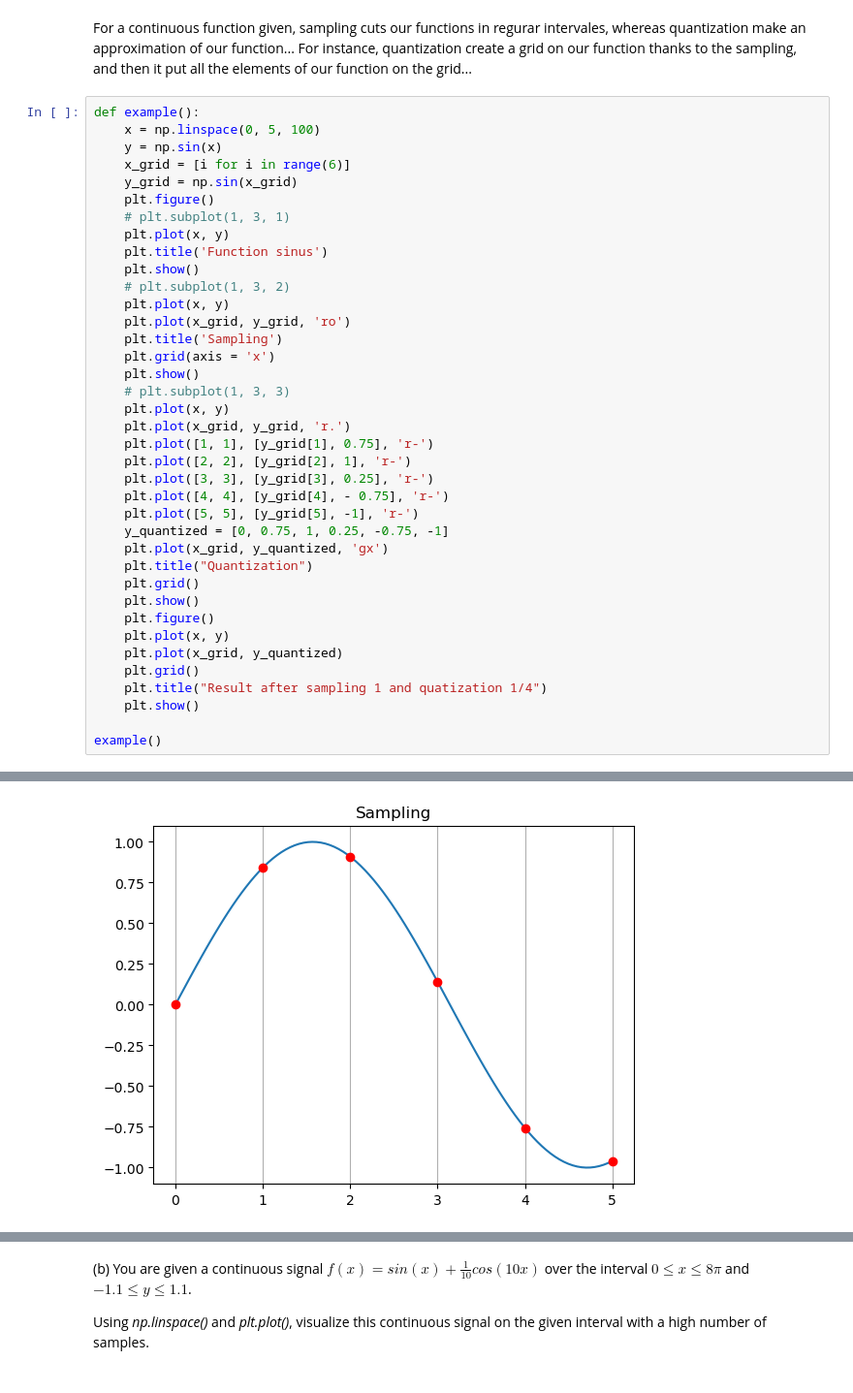
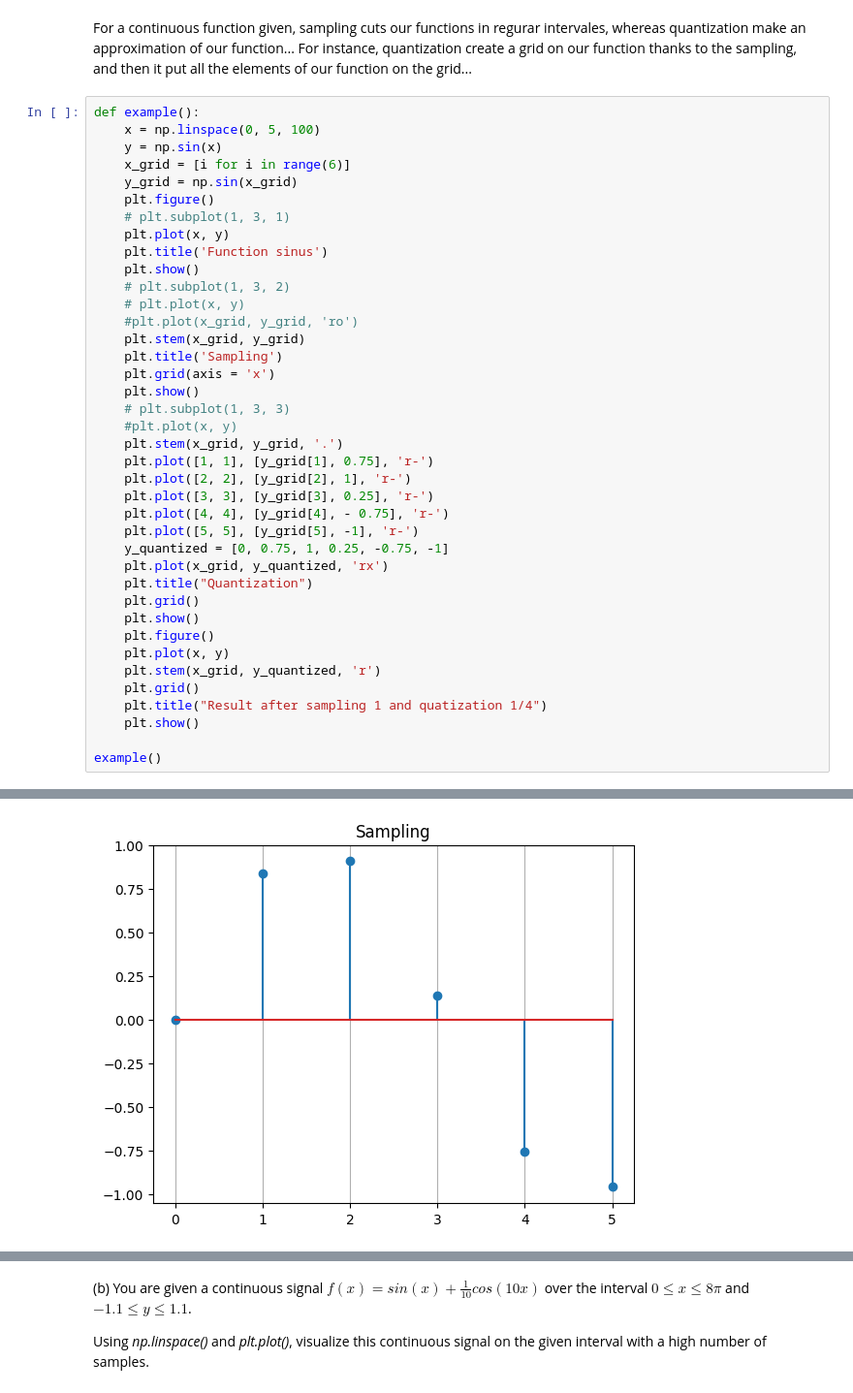
Before and after one commit to Arkanthara/digital_image_processing, a Jupyter notebook: TP3_Image_acquisition_and_sensing.ipynb, the cells around one changed output, grey strips where cells are left out. Shown at 97% size. Cells and saved outputs as stored; diff of their text form.

```diff
--- a/TP3_Image_acquisition_and_sensing.ipynb
+++ b/TP3_Image_acquisition_and_sensing.ipynb
@@ -117,37 +130,38 @@ def example():
     x_grid = [i for i in range(6)]
     y_grid = np.sin(x_grid)
     plt.figure()
     # plt.subplot(1, 3, 1)
     plt.plot(x, y)
     plt.title('Function sinus')
     plt.show()
     # plt.subplot(1, 3, 2)
-    plt.plot(x, y)
-    plt.plot(x_grid, y_grid, 'ro')
+    # plt.plot(x, y)
+    #plt.plot(x_grid, y_grid, 'ro')
+    plt.stem(x_grid, y_grid)
     plt.title('Sampling')
     plt.grid(axis = 'x')
     plt.show()
     # plt.subplot(1, 3, 3)
-    plt.plot(x, y)
-    plt.plot(x_grid, y_grid, 'r.')
+    #plt.plot(x, y)
+    plt.stem(x_grid, y_grid, '.')
     plt.plot([1, 1], [y_grid[1], 0.75], 'r-')
     plt.plot([2, 2], [y_grid[2], 1], 'r-')
     plt.plot([3, 3], [y_grid[3], 0.25], 'r-')
     plt.plot([4, 4], [y_grid[4], - 0.75], 'r-')
     plt.plot([5, 5], [y_grid[5], -1], 'r-')
     y_quantized = [0, 0.75, 1, 0.25, -0.75, -1]
-    plt.plot(x_grid, y_quantized, 'gx')
+    plt.plot(x_grid, y_quantized, 'rx')
     plt.title("Quantization")
     plt.grid()
     plt.show()
     plt.figure()
     plt.plot(x, y)
-    plt.plot(x_grid, y_quantized)
+    plt.stem(x_grid, y_quantized, 'r')
     plt.grid()
     plt.title("Result after sampling 1 and quatization 1/4")
     plt.show()
 
 example()
 # %% [output]
 [figure]
-[figure, old version]
+[figure, new version]
```
Also changed, not shown: parts of 14 cells of this notebook, 2 other files.
